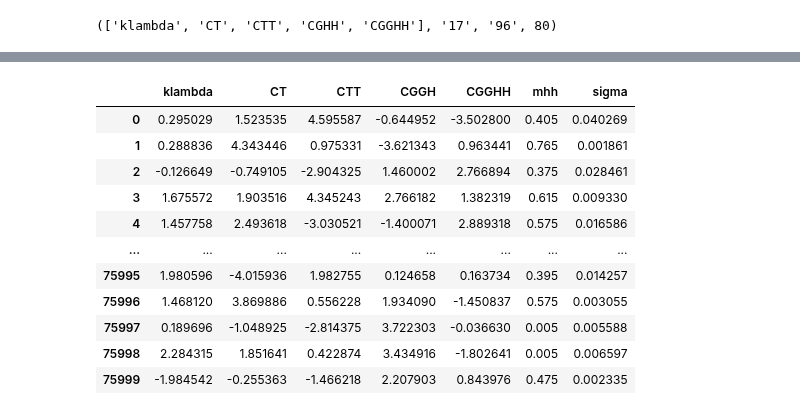
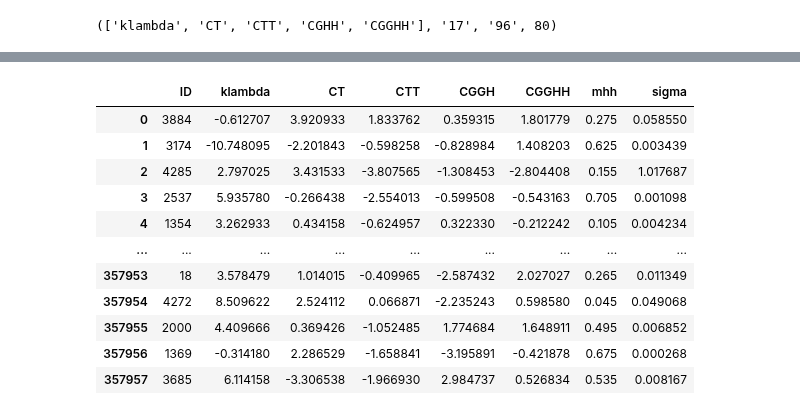
Before and after one commit to hbprosper/dihiggs, a Jupyter notebook: code/heft_prepare_traindata.ipynb, the cells around one changed output, grey strips where cells are left out. Cells and saved outputs as stored; diff of their text form; code cells hidden in the pictures.

```diff
--- a/code/heft_prepare_traindata.ipynb
+++ b/code/heft_prepare_traindata.ipynb
@@ -125,15 +111,21 @@ params, bins[0], bins[-1], len(bins)
 (['klambda', 'CT', 'CTT', 'CGHH', 'CGGHH'], '17', '96', 80)
 # %%
 # get Wilson coefficients
-wilson = dfBP[params].to_numpy()
+wilson = dfBP[params].to_numpy().astype(np.float32)
 print(wilson.shape)
 
 # get cross section data
-BP = dfBP[bins].to_numpy()
+BP = dfBP[bins].to_numpy().astype(np.float32)
 print(BP.shape)
 
-print(f'cross section/bin (min, mean, max, std): '\
-      f'{BP.min():8.3e} pb, {BP.mean():8.3e} pb, {BP.max():8.3e} pb, {BP.std():8.3e} pb')
+print(f'''
+cross section/bin
 
-BP.shape, BP[0]
+    min:  {BP.min():8.3f} pb
+    max:  {BP.max():8.3f} pb
+    mean: {BP.mean():8.3f} pb
+    std:  {BP.std():8.3f} pb
+    ''')
+INDEX = dfBP.ID
+BP.shape, INDEX.shape, INDEX[:10]
 # %% [output]
@@ -210,16 +208,20 @@ x = np.linspace(xmin, xmax, xbins+1)
 # x[:-1]= x[0], x[1],...,x[n-2]
 x = (x[1:]+x[:-1])/2
 
-# fill list with training data
-START = 40
+# --------------------------------------------------------------------
+# Fill list with training data
+# IMPORTANT: Skip first "START" spectra, since they are used later for
+# testing
+# --------------------------------------------------------------------
 data  = []
-for params, spectrum in zip(wilson[START:], BP[START:]):
+for ii, params, spectrum in zip(INDEX[START:], wilson[START:], BP[START:]):
+
     p = list(params)
 
-    # increase the incidence of spectra with
-    # cross sections < 0.5 pb
+    # Increase the incidence of spectra with
+    # cross sections < 0.001 pb
     total_xsec = spectrum.sum()
-    if total_xsec < 0.5:
+    if total_xsec < 0.001:
         N = 1
     else:
         N = 1
@@ -227,34 +229,33 @@ for params, spectrum in zip(wilson[START:], BP[START:]):
     d = []
     for _ in range(N):
         for mhh, sigma in zip(x, spectrum):
-            d = p + [mhh, sigma] # klambda, CT, CTT, CGGH, CGGHH, MHH, SIGMA
+            d = [ii]+p+[mhh, sigma] # klambda, CT, CTT, CGGH, CGGHH, MHH, SIGMA
             data.append(d)
 
 # keep xsec > 0
-data = np.array(data)
-select = data.T[6] > 0 # keep xsec > 0
-data = data[select]
+data   = np.array(data)
+select = data.T[-1] > 0 # keep xsec > 0
+data   = data[select]
 
 # randomly shuffle rows
 np.random.shuffle(data)
-
-N = len(data) // 1000
-N *= 1000
-data = data[:N]
+print(len(data))
 print(f'training data size: {len(data):5d}')
 
 # create dataframe
 data = data.T  # transpose to shape (5, N)
-df = pd.DataFrame({'klambda':   data[0],
-                   'CT':    data[1],
-                   'CTT':   data[2],
-                   'CGGH':  data[3],
-                   'CGGHH': data[4],
-                   'mhh':   data[5],
-                   'sigma': data[6]})
+df = pd.DataFrame(
+    {'ID':       data[0].astype(int),
+     'klambda':  data[1],
+     'CT':       data[2],
+     'CTT':      data[3],
+     'CGGH':     data[4],
+     'CGGHH':    data[5],
+     'mhh':      data[6],
+     'sigma':    data[7]})
 
 # save training data to a csv file
-df.to_csv('../data/heft_gauss_traindata.csv', index=False)
+df.to_csv('../data/heft_wide_gauss_traindata_13TeV.csv', index=False)
 
 df
 # %% [output]
@@ -262,12 +264,12 @@ training data size: 76000
-|  | klambda | CT | CTT | CGGH | CGGHH | mhh | sigma |
-| 0 | 0.295029 | 1.523535 | 4.595587 | -0.644952 | -3.502800 | 0.405 | 0.040269 |
-| 1 | 0.288836 | 4.343446 | 0.975331 | -3.621343 | 0.963441 | 0.765 | 0.001861 |
-| 2 | -0.126649 | -0.749105 | -2.904325 | 1.460002 | 2.766894 | 0.375 | 0.028461 |
-| 3 | 1.675572 | 1.903516 | 4.345243 | 2.766182 | 1.382319 | 0.615 | 0.009330 |
-| 4 | 1.457758 | 2.493618 | -3.030521 | -1.400071 | 2.889318 | 0.575 | 0.016586 |
-| ... | ... | ... | ... | ... | ... | ... | ... |
-| 75995 | 1.980596 | -4.015936 | 1.982755 | 0.124658 | 0.163734 | 0.395 | 0.014257 |
-| 75996 | 1.468120 | 3.869886 | 0.556228 | 1.934090 | -1.450837 | 0.575 | 0.003055 |
-| 75997 | 0.189696 | -1.048925 | -2.814375 | 3.722303 | -0.036630 | 0.005 | 0.005588 |
-| 75998 | 2.284315 | 1.851641 | 0.422874 | 3.434916 | -1.802641 | 0.005 | 0.006597 |
-| 75999 | -1.984542 | -0.255363 | -1.466218 | 2.207903 | 0.843976 | 0.475 | 0.002335 |
+|  | ID | klambda | CT | CTT | CGGH | CGGHH | mhh | sigma |
+| 0 | 3884 | -0.612707 | 3.920933 | 1.833762 | 0.359315 | 1.801779 | 0.275 | 0.058550 |
+| 1 | 3174 | -10.748095 | -2.201843 | -0.598258 | -0.828984 | 1.408203 | 0.625 | 0.003439 |
+| 2 | 4285 | 2.797025 | 3.431533 | -3.807565 | -1.308453 | -2.804408 | 0.155 | 1.017687 |
+| 3 | 2537 | 5.935780 | -0.266438 | -2.554013 | -0.599508 | -0.543163 | 0.705 | 0.001098 |
+| 4 | 1354 | 3.262933 | 0.434158 | -0.624957 | 0.322330 | -0.212242 | 0.105 | 0.004234 |
+| ... | ... | ... | ... | ... | ... | ... | ... | ... |
+| 357953 | 18 | 3.578479 | 1.014015 | -0.409965 | -2.587432 | 2.027027 | 0.265 | 0.011349 |
+| 357954 | 4272 | 8.509622 | 2.524112 | 0.066871 | -2.235243 | 0.598580 | 0.045 | 0.049068 |
+| 357955 | 2000 | 4.409666 | 0.369426 | -1.052485 | 1.774684 | 1.648911 | 0.495 | 0.006852 |
+| 357956 | 1369 | -0.314180 | 2.286529 | -1.658841 | -3.195891 | -0.421878 | 0.675 | 0.000268 |
+| 357957 | 3685 | 6.114158 | -3.306538 | -1.966930 | 2.984737 | 0.526834 | 0.535 | 0.008167 |
```
Also changed, not shown: parts of 14 cells of this notebook, 8 other files.
